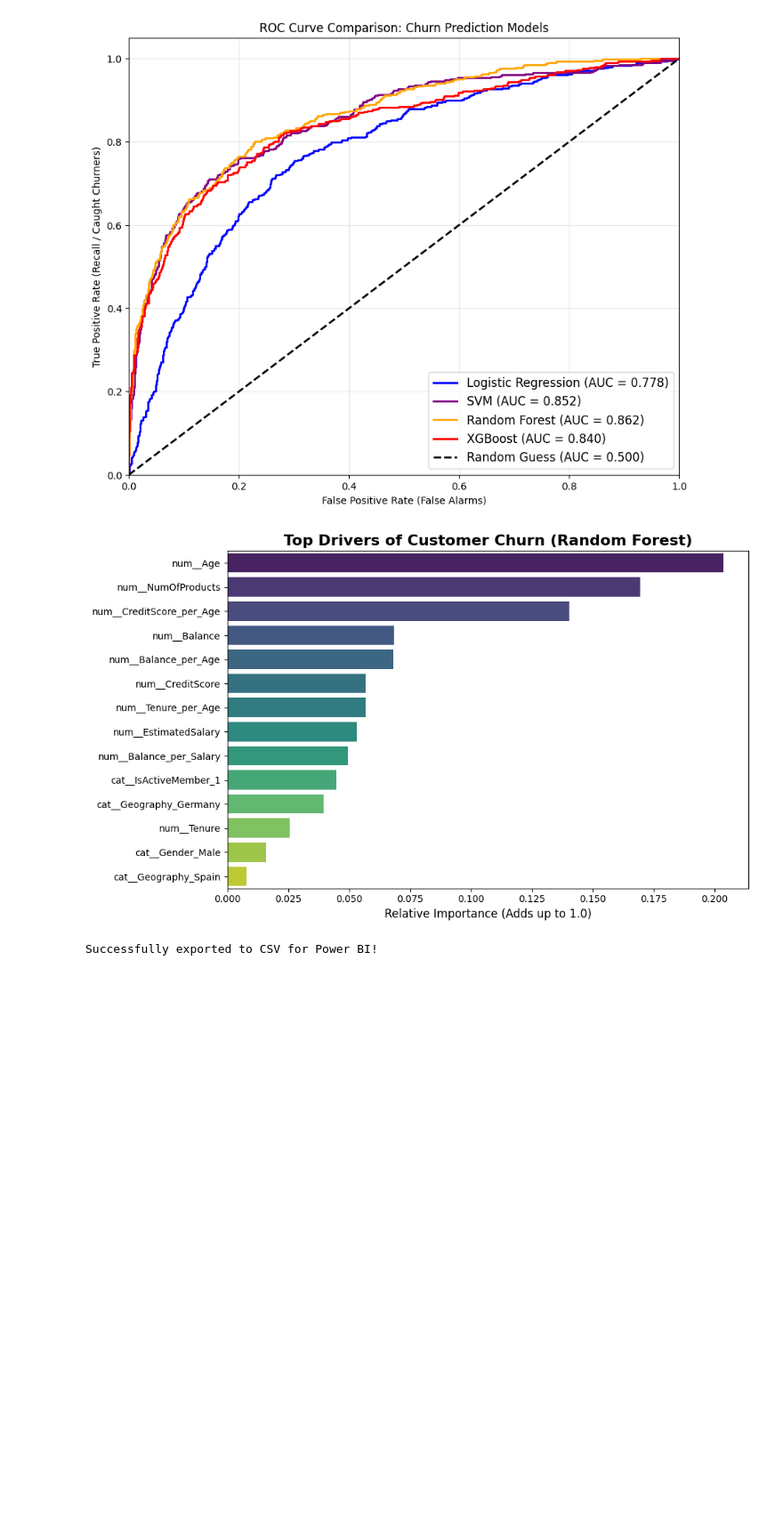
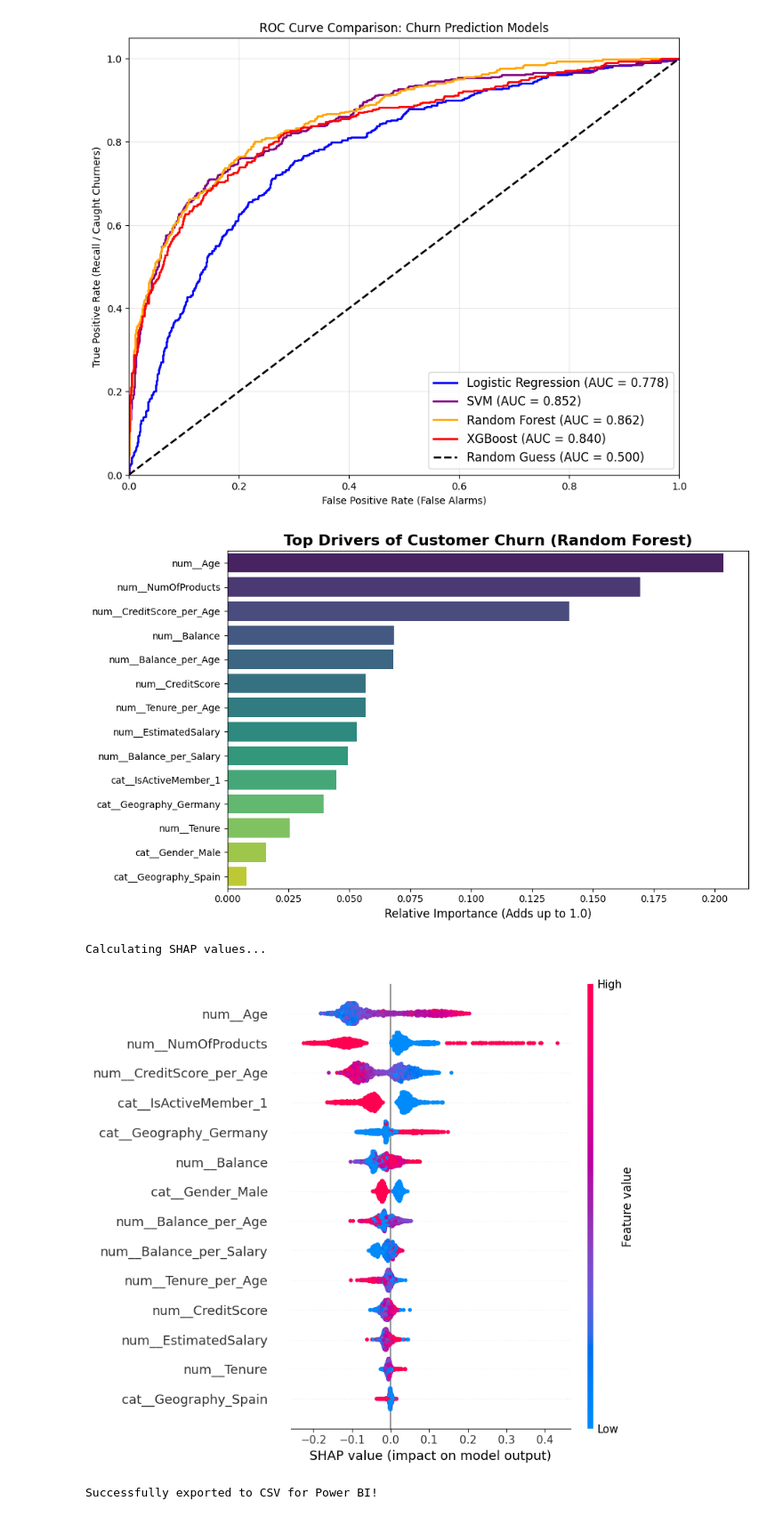
Before and after one commit to miapham228/End-to-End-Churn-Prediction-PowerBI-XAI, a Jupyter notebook: notebook/Churn_Prediction.ipynb, the cells around one changed output. Shown at 89% size. Drawn from its saved outputs; the diff is of its cells as text; code cells hidden in the pictures; blank space fills up the shorter version.

```diff
--- a/notebook/Churn_Prediction.ipynb
+++ b/notebook/Churn_Prediction.ipynb
@@ -779,4 +777,63 @@ plt.tight_layout() # Automatically adjusts margins so long feature names aren't
 plt.show()
 # %% [output]
 [figure]
+# %%
+## 7 SHAP analysis
+import shap
+
+### 7.1 Wrap the scaled test data back into a DataFrame so SHAP knows the column names
+X_test_df = pd.DataFrame(X_test_scaled, columns=feature_names)
+
+### 7.2 Initialize the SHAP TreeExplainer (Optimized for Random Forests)
+### I used 'best_rf_model' here if you used the RandomizedSearchCV version!
+explainer = shap.TreeExplainer(best_rf_model)
+
+### 7.3 Calculate the SHAP values
+### This calculates the exact impact of every feature for every single customer in the test set
+print("Calculating SHAP values...")
+shap_values = explainer.shap_values(X_test_df)
+
+### 7.4 Generate the Summary Plot - beeswarm plot
+### For a Random Forest, shap_values is a list of two arrays: [Retained Impact, Churned Impact]
+### I want to see what drives Churn (Class 1), so I index it with [1]
+### 7.5 Check if SHAP returned a list (Standard Random Forest behavior)
+if isinstance(shap_values, list):
+    shap.summary_plot(shap_values[1], X_test_df)
+elif shap_values.ndim == 3:
+    shap.summary_plot(shap_values[:, :, 1], X_test_df)  # 3D array
+
+### 7.6 Check if SHAP returned a single array (Standard XGBoost behavior)
+else:
+    shap.summary_plot(shap_values, X_test_df)  # standard 2D
+
+### Safely extract Class 1 (Churn) so the loop doesn't crash
+if isinstance(shap_values, list):
+    # Older SHAP versions (List format)
+    class_1_shap = shap_values[1]
+elif len(np.shape(shap_values)) == 3:
+    # Newer SHAP versions (3D Array: Samples, Features, Classes)
+    class_1_shap = shap_values[:, :, 1] # The [:, :, 1] means: grab ALL samples, ALL 50 features, but ONLY Class 1
+else:
+    # Standard 2D Array (XGBoost style)
+    class_1_shap = shap_values
+### Define the exact columns to investigate
+features_to_plot = [
+    "num__Age",
+    'num__Balance',
+    'num__NumOfProducts',
+    'num__Tenure',
+    'num__EstimatedSalary'
+]
+
+print("Generating SHAP Dependence Plots...")
+
+### 7.7. Generate a plot for each one
+for feature in features_to_plot:
+    print(f"\n--- Plotting interaction for: {feature} ---")
+
+    # SHAP will automatically find the strongest interacting feature for color coding
+    shap.dependence_plot(feature, class_1_shap, X_test_df)
+# %% [output]
+Calculating SHAP values...
+[figure, added]
 # %%
```
Also changed, not shown: parts of 5 cells of this notebook.
